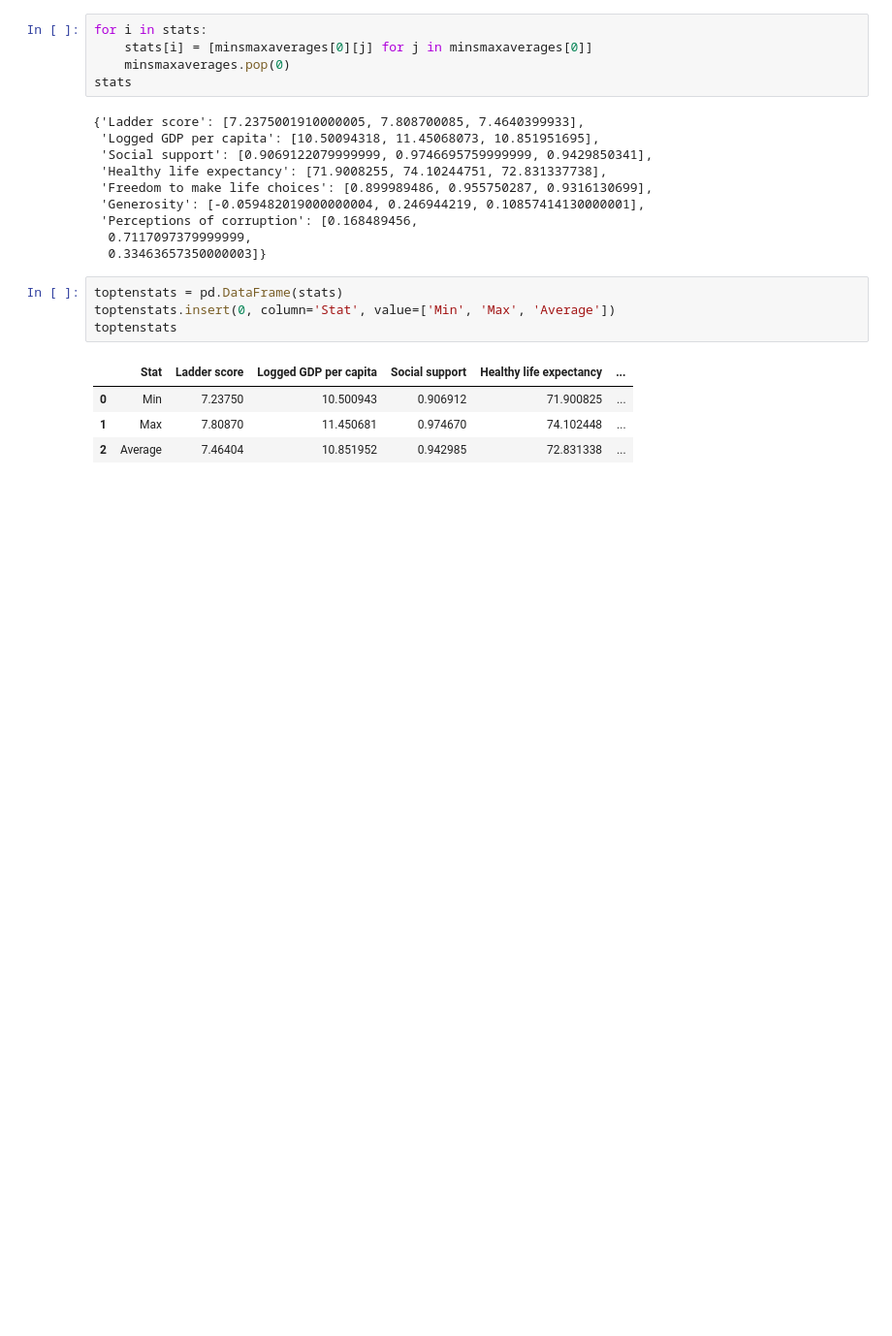
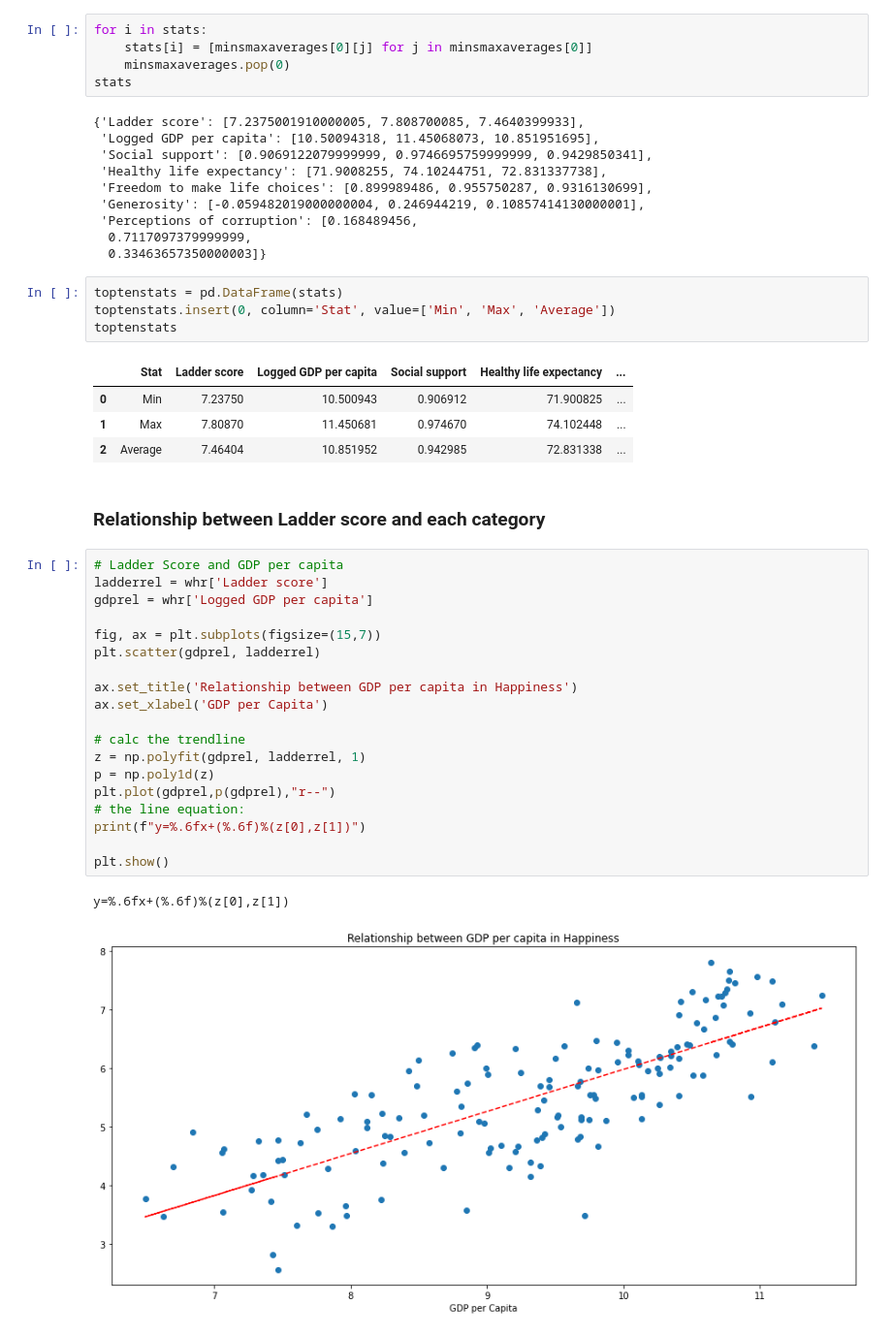
Before and after one commit to gianmillare/Living-in-Happiness, a Jupyter notebook: project.ipynb, the cells around one changed output. Shown at 97% size. Drawn from its saved outputs; the diff is of its cells as text; blank space fills up the shorter version.

Commit message:
created trendline scatterplot for ladder v gdp

```diff
--- a/project.ipynb
+++ b/project.ipynb
@@ -290,3 +290,27 @@ toptenstats
 | 0 | Min | 7.23750 | 10.500943 | 0.906912 | 71.900825 | ... |
 | 1 | Max | 7.80870 | 11.450681 | 0.974670 | 74.102448 | ... |
 | 2 | Average | 7.46404 | 10.851952 | 0.942985 | 72.831338 | ... |
+# %% [markdown]
+### Relationship between Ladder score and each category
+# %%
+# Ladder Score and GDP per capita
+ladderrel = whr['Ladder score']
+gdprel = whr['Logged GDP per capita']
+
+fig, ax = plt.subplots(figsize=(15,7))
+plt.scatter(gdprel, ladderrel)
+
+ax.set_title('Relationship between GDP per capita in Happiness')
+ax.set_xlabel('GDP per Capita')
+
+# calc the trendline
+z = np.polyfit(gdprel, ladderrel, 1)
+p = np.poly1d(z)
+plt.plot(gdprel,p(gdprel),"r--")
+# the line equation:
+print(f"y=%.6fx+(%.6f)%(z[0],z[1])")
+
+plt.show()
+# %% [output]
+y=%.6fx+(%.6f)%(z[0],z[1])
+[figure, added]
```
